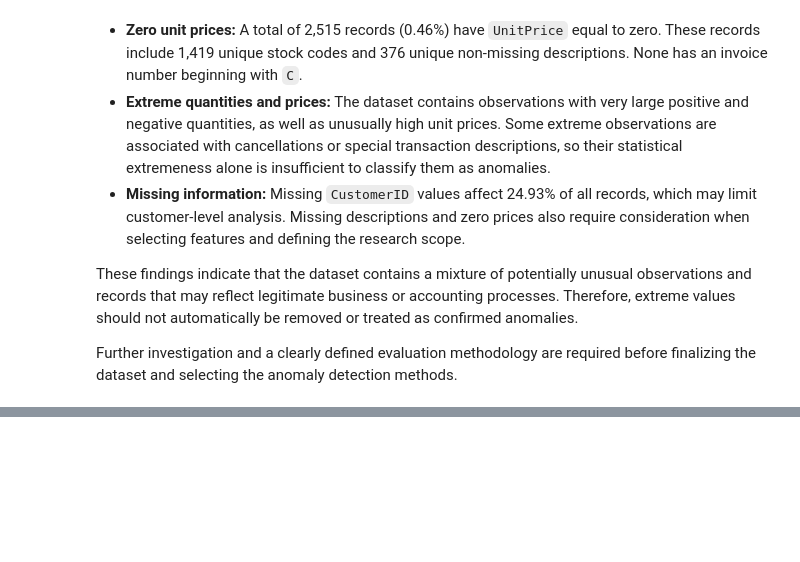
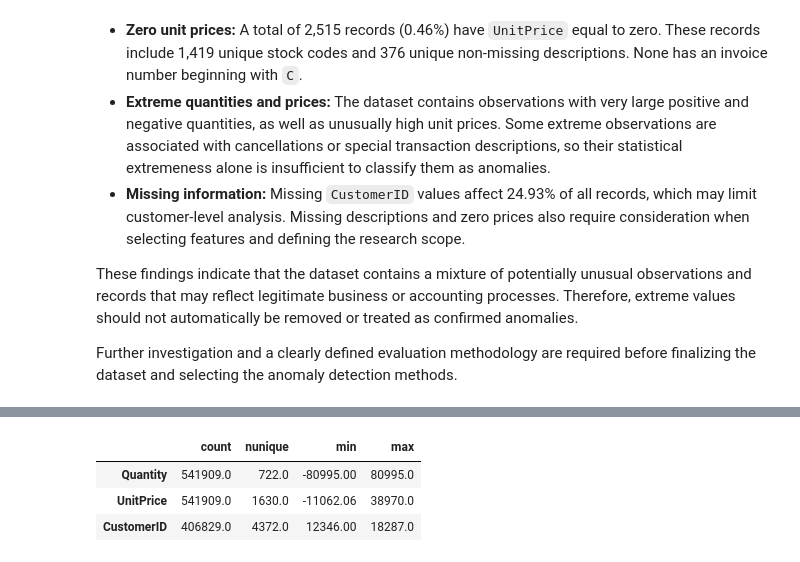
Before and after one commit to Mohamadzf23/unsupervised-anomaly-detection-study, a Jupyter notebook: notebooks/anomaly_detection_study.ipynb, the cells around one changed output, grey strips where cells are left out. Cells and saved outputs as stored; diff of their text form; code cells hidden in the pictures; blank space fills up the shorter version.

```diff
--- a/notebooks/anomaly_detection_study.ipynb
+++ b/notebooks/anomaly_detection_study.ipynb
@@ -1042,0 +1063,11 @@ Further investigation and a clearly defined evaluation methodology are required
+# %%
+numeric_summary = df.select_dtypes(include='number').agg(
+    ['count', 'nunique', 'min', 'max']
+).T
+
+numeric_summary
+# %% [output]
+|  | count | nunique | min | max |
+| Quantity | 541909.0 | 722.0 | -80995.00 | 80995.0 |
+| UnitPrice | 541909.0 | 1630.0 | -11062.06 | 38970.0 |
+| CustomerID | 406829.0 | 4372.0 | 12346.00 | 18287.0 |
```
Also changed, not shown: parts of 7 cells of this notebook.
